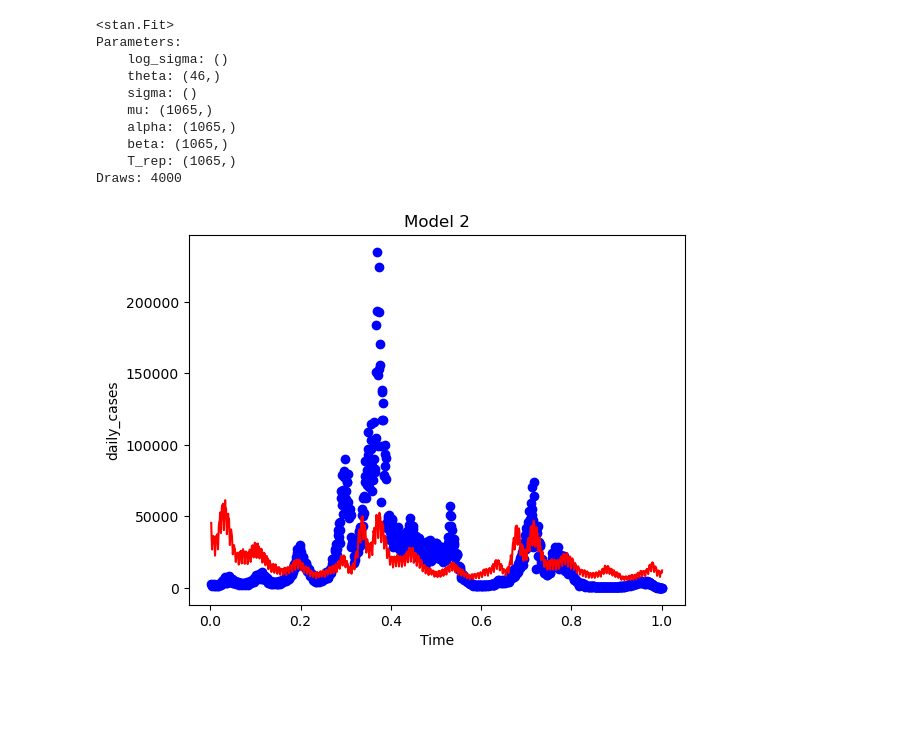
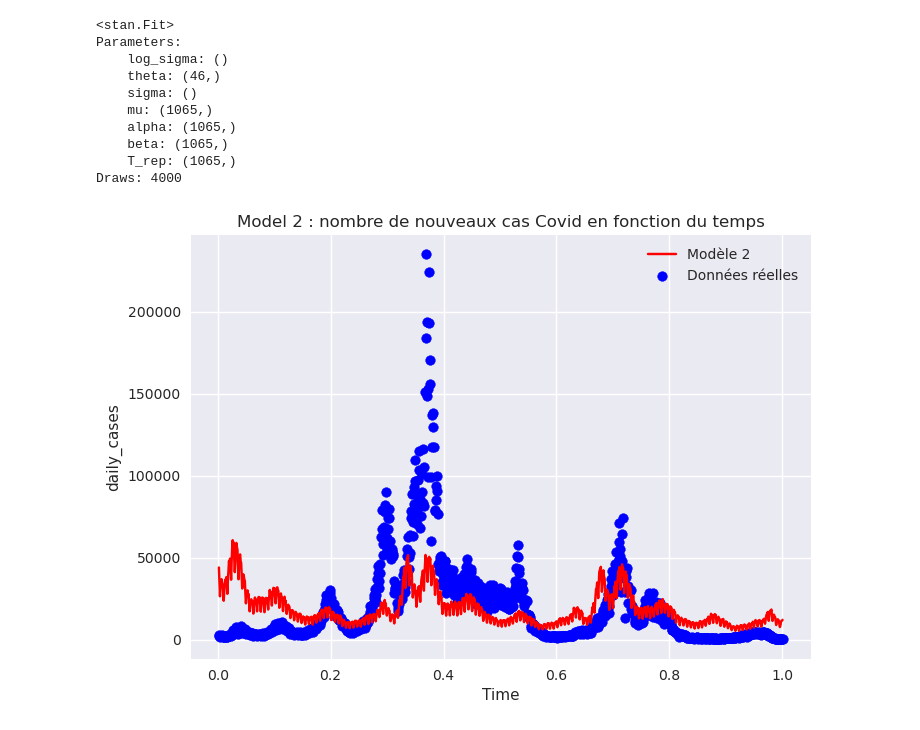
Before and after one commit to Jeremstar/business_is_business, a Jupyter notebook: Notebook_final_v2.ipynb, the cells around one changed output. Saved outputs shown, nothing was run; the diff lists cells and outputs as text; code cells hidden in the pictures; blank space fills up the shorter version.

```diff
--- a/Notebook_final_v2.ipynb
+++ b/Notebook_final_v2.ipynb
@@ -327,8 +345,10 @@ array([ 535154.028  ,  449935.80325,  560089.1875 , ...,  618683.3215 ,
 # %%
-plt.plot(t, df_S_rep.mean().values, color='red')
-plt.scatter(t,df["new_virus_test"], color='blue')
+plt.style.use('seaborn')
+plt.plot(t, df_S_rep.mean().values, color='red', label = 'Modèle 1')
+plt.scatter(t,df["new_virus_test"], color='blue', label = 'Données réelles')
 plt.xlabel('Time')
 plt.ylabel('new_virus_test')
-plt.title('Model 1')
+plt.title('Model 1 : nombre de nouveaux tests en fonction du temps')
+plt.legend()
 plt.show()
 # %% [output]
@@ -394,7 +416,7 @@ generated quantities {
 Data = {
         "T": [int(nombre) for nombre in df["daily_cases"].values.tolist()],
         "S": [int(abs(nombre)) for nombre in df_S_rep.mean().values],
-        "N": len(df["positive_test_prop"]),
+        "N": len(df_S_rep.mean().values),
         "K" : mat_design.shape[1],
         "X": mat_design,
         "log_sigma_scale" : 0.5
@@ -421,11 +461,13 @@ Draws: 4000
 # %%
 df_T_rep = df3.loc[:, "T_rep.1":"T_rep.1065"]
 # %%
-plt.plot(t, df_P_rep.mean().values, color='red')
-plt.scatter(t,df["daily_cases"], color='blue')
+plt.style.use('seaborn')
+plt.plot(t, df_T_rep.mean().values, color='red', label = "Modèle 2")
+plt.scatter(t,df["daily_cases"], color='blue', label = "Données réelles")
 plt.xlabel('Time')
 plt.ylabel('daily_cases')
-plt.title('Model 2')
+plt.title('Model 2 : nombre de nouveaux cas Covid en fonction du temps')
+plt.legend()
 plt.show()
 # %% [output]
-[figure, old version]
+[figure, new version]
```
Also changed, not shown: parts of 14 cells of this notebook.
